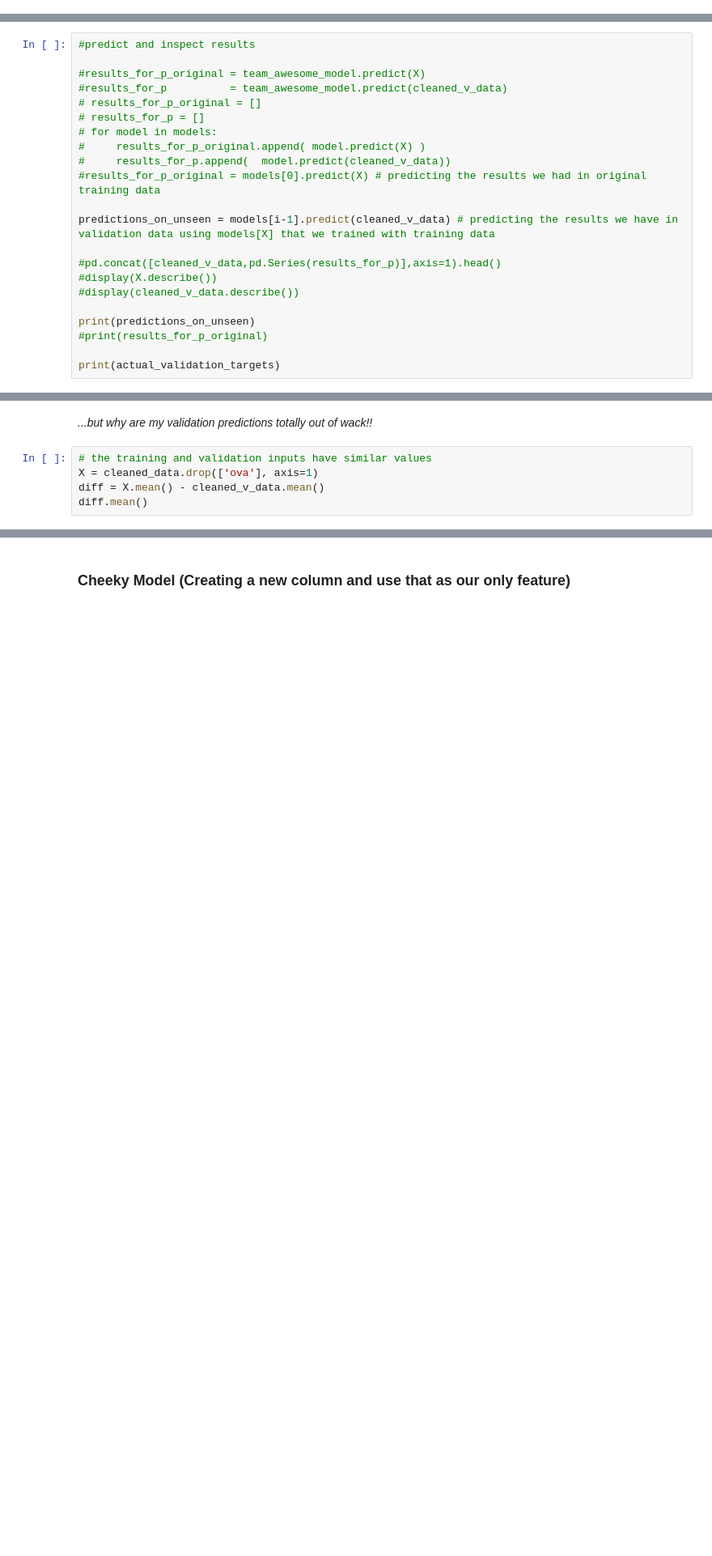
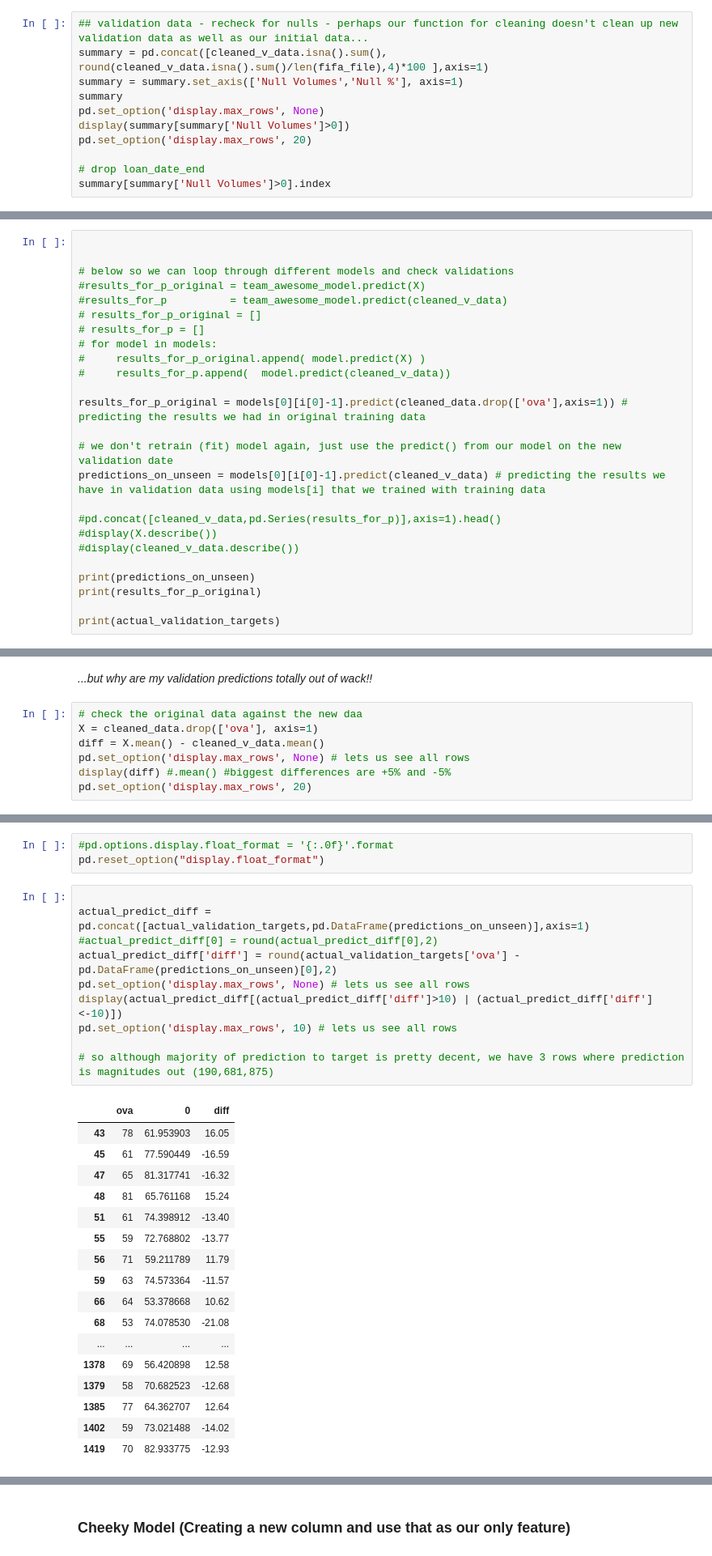
Before and after one commit to salwey/fifa_project, a Jupyter notebook: fifa_project_1.ipynb, the cells around one changed output, grey strips where cells are left out. Shown at 81% size. Cells and saved outputs as stored; diff of their text form; blank space fills up the shorter version.

```diff
--- a/fifa_project_1.ipynb
+++ b/fifa_project_1.ipynb
@@ -640,0 +747,11 @@ i - 1
+# %%
+## validation data - recheck for nulls - perhaps our function for cleaning doesn't clean up new validation data as well as our initial data...
+summary = pd.concat([cleaned_v_data.isna().sum(), round(cleaned_v_data.isna().sum()/len(fifa_file),4)*100 ],axis=1)
+summary = summary.set_axis(['Null Volumes','Null %'], axis=1)
+summary
+pd.set_option('display.max_rows', None)
+display(summary[summary['Null Volumes']>0])
+pd.set_option('display.max_rows', 20)
+
+# drop loan_date_end
+summary[summary['Null Volumes']>0].index
@@ -641,6 +764,7 @@ i - 1
 # %%
-#predict and inspect results
 
+
+# below so we can loop through different models and check validations
 #results_for_p_original = team_awesome_model.predict(X)
 #results_for_p          = team_awesome_model.predict(cleaned_v_data)
 # results_for_p_original = []
@@ -648,16 +772,18 @@ i - 1
 # for model in models:
 #     results_for_p_original.append( model.predict(X) )
 #     results_for_p.append(  model.predict(cleaned_v_data))
-#results_for_p_original = models[0].predict(X) # predicting the results we had in original training data
 
-predictions_on_unseen = models[i-1].predict(cleaned_v_data) # predicting the results we have in validation data using models[X] that we trained with training data
+results_for_p_original = models[0][i[0]-1].predict(cleaned_data.drop(['ova'],axis=1)) # predicting the results we had in original training data
+
+# we don't retrain (fit) model again, just use the predict() from our model on the new validation date
+predictions_on_unseen = models[0][i[0]-1].predict(cleaned_v_data) # predicting the results we have in validation data using models[i] that we trained with training data
 
 #pd.concat([cleaned_v_data,pd.Series(results_for_p)],axis=1).head()
 #display(X.describe())
 #display(cleaned_v_data.describe())
 
 print(predictions_on_unseen)
-#print(results_for_p_original)
+print(results_for_p_original)
 
 print(actual_validation_targets)
 # %% [output]
@@ -680,8 +808,10 @@ print(actual_validation_targets)
 # %% [markdown]
 *...but why are my validation predictions totally out of wack!!*
 # %%
-# the training and validation inputs have similar values
+# check the original data against the new daa
 X = cleaned_data.drop(['ova'], axis=1)
 diff = X.mean() - cleaned_v_data.mean()
-diff.mean()
+pd.set_option('display.max_rows', None) # lets us see all rows
+display(diff) #.mean() #biggest differences are +5% and -5%
+pd.set_option('display.max_rows', 20)
 # %% [output]
@@ -703,0 +840,31 @@ print(predictions_on_unseen.shape)
+# %%
+#pd.options.display.float_format = '{:.0f}'.format
+pd.reset_option("display.float_format")
+# %%
+
+actual_predict_diff = pd.concat([actual_validation_targets,pd.DataFrame(predictions_on_unseen)],axis=1)
+#actual_predict_diff[0] = round(actual_predict_diff[0],2)
+actual_predict_diff['diff'] = round(actual_validation_targets['ova'] - pd.DataFrame(predictions_on_unseen)[0],2)
+pd.set_option('display.max_rows', None) # lets us see all rows
+display(actual_predict_diff[(actual_predict_diff['diff']>10) | (actual_predict_diff['diff']<-10)])
+pd.set_option('display.max_rows', 10) # lets us see all rows
+
+# so although majority of prediction to target is pretty decent, we have 3 rows where prediction is magnitudes out (190,681,875)
+# %% [output]
+|  | ova | 0 | diff |
+| 43 | 78 | 61.953903 | 16.05 |
+| 45 | 61 | 77.590449 | -16.59 |
+| 47 | 65 | 81.317741 | -16.32 |
+| 48 | 81 | 65.761168 | 15.24 |
+| 51 | 61 | 74.398912 | -13.40 |
+| 55 | 59 | 72.768802 | -13.77 |
+| 56 | 71 | 59.211789 | 11.79 |
+| 59 | 63 | 74.573364 | -11.57 |
+| 66 | 64 | 53.378668 | 10.62 |
+| 68 | 53 | 74.078530 | -21.08 |
+| ... | ... | ... | ... |
+| 1378 | 69 | 56.420898 | 12.58 |
+| 1379 | 58 | 70.682523 | -12.68 |
+| 1385 | 77 | 64.362707 | 12.64 |
+| 1402 | 59 | 73.021488 | -14.02 |
+| 1419 | 70 | 82.933775 | -12.93 |
```
Also changed, not shown: parts of 31 cells of this notebook.
